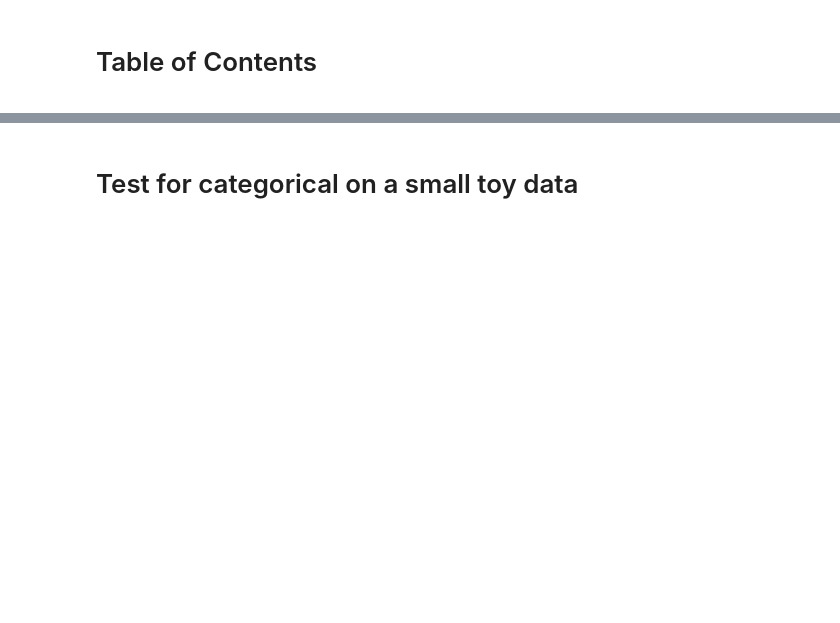
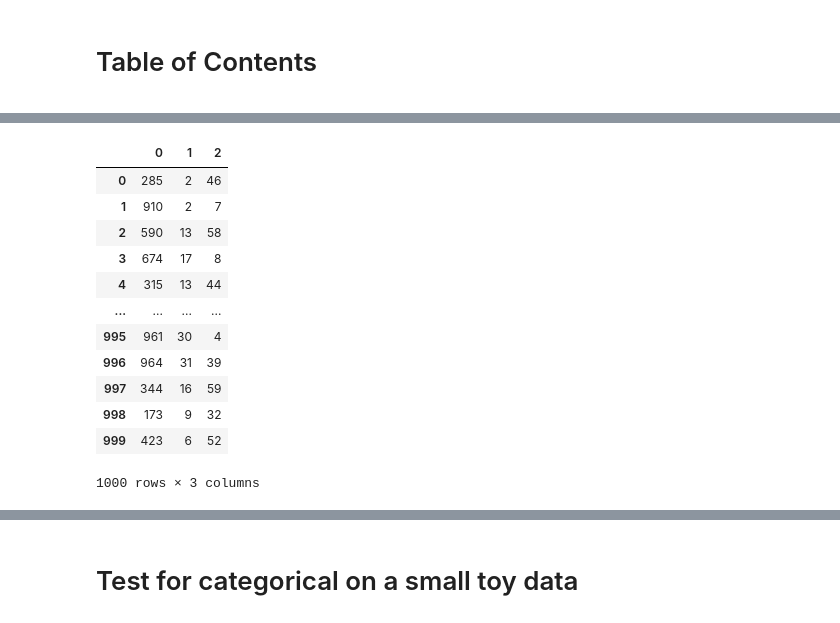
Before and after one commit to pyensemble/wildwood, a Jupyter notebook: essai-biner.ipynb, the cells around one changed output, grey strips where cells are left out. Saved outputs shown, nothing was run; the diff lists cells and outputs as text; code cells hidden in the pictures; blank space fills up the shorter version.

```diff
--- a/essai-biner.ipynb
+++ b/essai-biner.ipynb
@@ -23,0 +293,27 @@ from wildwood.datasets import load_bank
+# %%
+n_samples = 1000
+max_values = np.array([1024, 32, 64], dtype=np.uint64)
+dtype = np.uint16
+
+n_features = max_values.size
+
+X_in = np.asfortranarray(
+    np.random.randint(max_values + 1, size=(n_samples, n_features)), dtype=dtype
+)
+df_in = pd.DataFrame(data=X_in).astype("category")
+# %%
+df_in
+# %% [output]
+|  | 0 | 1 | 2 |
+| 0 | 285 | 2 | 46 |
+| 1 | 910 | 2 | 7 |
+| 2 | 590 | 13 | 58 |
+| 3 | 674 | 17 | 8 |
+| 4 | 315 | 13 | 44 |
+| ... | ... | ... | ... |
+| 995 | 961 | 30 | 4 |
+| 996 | 964 | 31 | 39 |
+| 997 | 344 | 16 | 59 |
+| 998 | 173 | 9 | 32 |
+| 999 | 423 | 6 | 52 |
+1000 rows × 3 columns
```
Also changed, not shown: parts of 127 cells of this notebook, 11 other files.
